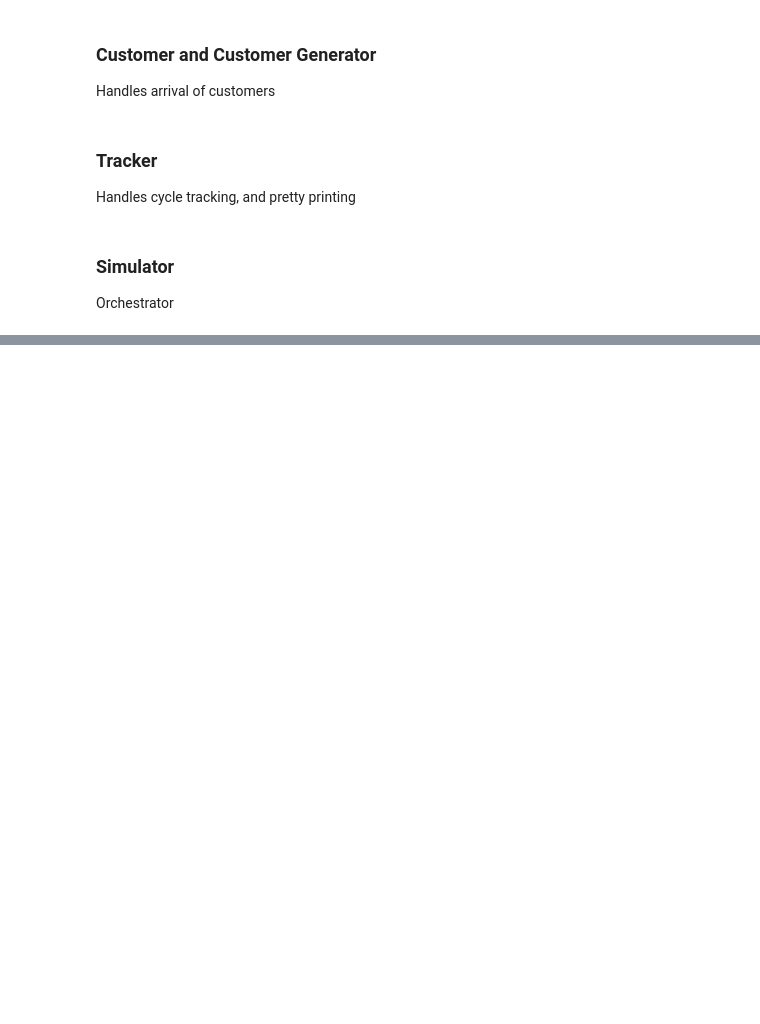
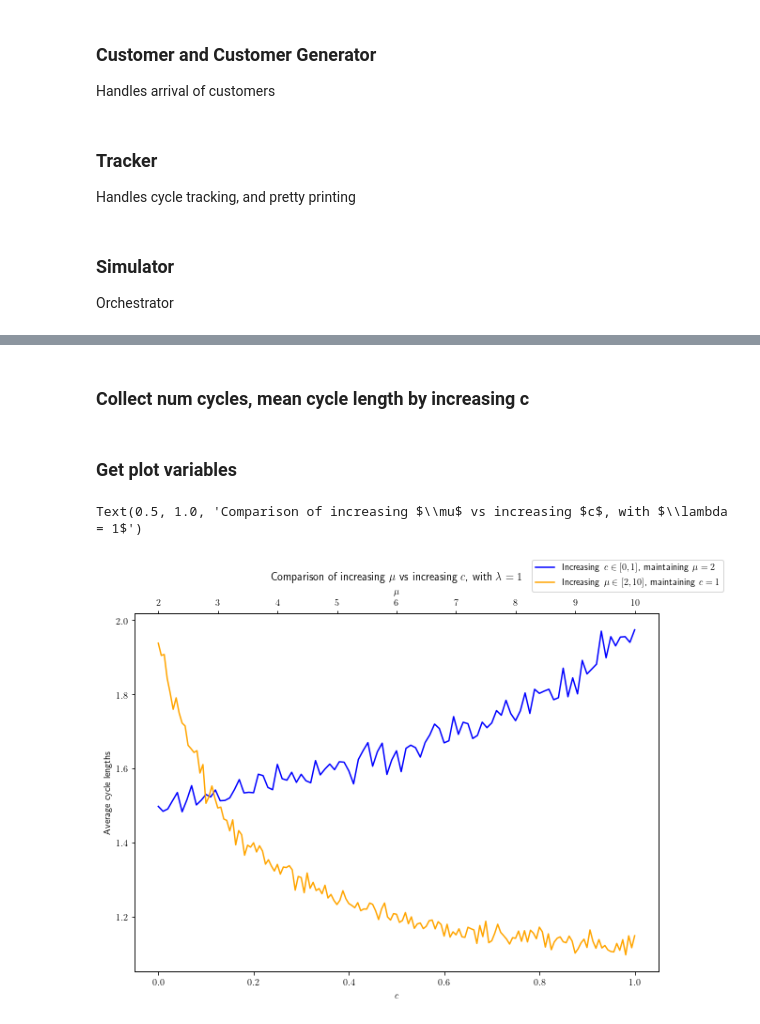
Before and after one commit to Yustynn/atsm-drinks-stall-simulator, a Jupyter notebook: Simulator.ipynb, the cells around one changed output, grey strips where cells are left out. Saved outputs shown, nothing was run; the diff lists cells and outputs as text; code cells hidden in the pictures; blank space fills up the shorter version.

Commit message:
Add graphs

```diff
--- a/Simulator.ipynb
+++ b/Simulator.ipynb
@@ -11,3 +13,5 @@ import numpy as np
 logging.basicConfig(level=logging.DEBUG)
 logger = logging.getLogger()
 logger.setLevel(logging.INFO)
+
+plt.rc('text', usetex=True)
@@ -206,0 +234,50 @@ Queue Length 7. 5 Cycles. Mean Cycle Length: 17357.77
+# %% [markdown]
+### Collect num cycles, mean cycle length by increasing c
+# %%
+cycle_avgs_c = {}
+num_cycles_c = {}
+
+for c in np.arange(0, 1.01, 0.01):
+    s = Simulator(c, DEFAULT_MU, DEFAULT_LAMBDA, MAXTIME)
+    s.run()
+
+    cycle_avgs_c[c] = np.mean(s.tracker.final_data[0])
+    num_cycles_c[c] = len(s.tracker.final_data[0])
+# %% [markdown]
+### Get plot variables
+# %%
+x_c = list(cycle_avgs_c.keys())
+x_mu = list(cycle_avgs_mu.keys())
+
+y_c = list(cycle_avgs_c.values())
+y_mu = list(cycle_avgs_mu.values())
+
+y_cycles_c = list(num_cycles_c.values())
+y_cycles_mu = list(num_cycles_mu.values())
+# %%
+fig, ax1 = plt.subplots(figsize=(10,7))
+ax2 = ax1.twiny()
+
+ax1.plot(
+    x_c,
+    y_c,
+    color='blue',
+    label='Increasing $c \in [0, 1]$, maintaining $\mu = 2$'
+)
+ax2.plot(
+    x_mu,
+    y_mu,
+    color='orange',
+    label=r'Increasing $\mu \in [2, 10]$, maintaining $c = 1$'
+)
+
+fig.legend()
+
+ax1.set_xlabel(r'$c$')
+ax2.set_xlabel(r'$\mu$')
+
+ax1.set_ylabel('Average cycle lengths')
+ax1.set_title(r'Comparison of increasing $\mu$ vs increasing $c$, with $\lambda = 1$')
+# %% [output]
+Text(0.5, 1.0, 'Comparison of increasing $\\mu$ vs increasing $c$, with $\\lambda = 1$')
+[figure, added]
```
Also changed, not shown: parts of 10 cells of this notebook.
